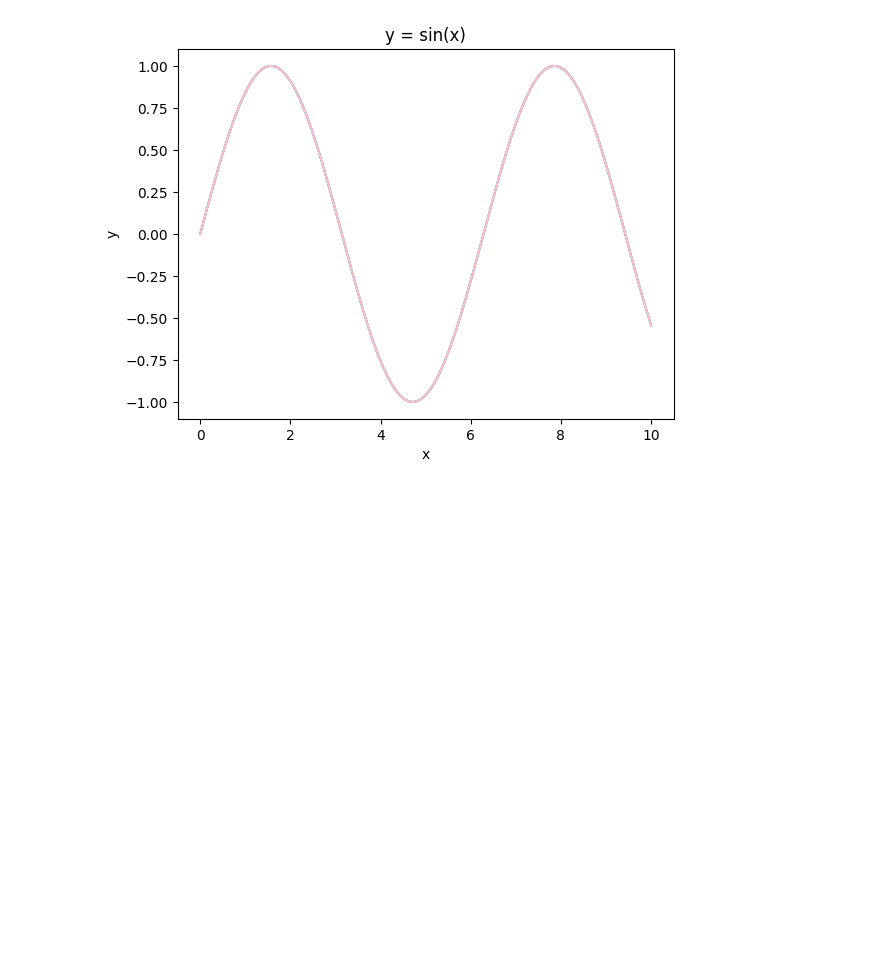
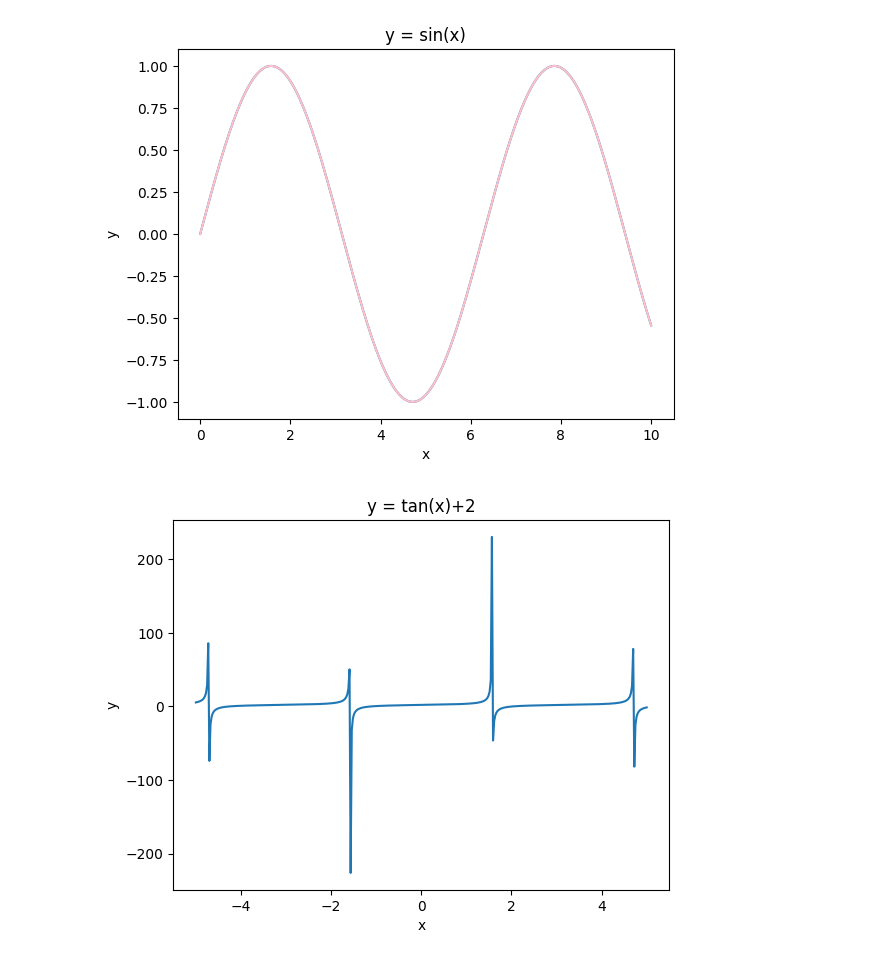
Before and after one commit to JIng-Yu-Huang/generative-AI_hw, a Jupyter notebook: 0218hw.ipynb, the cells around one changed output. Drawn from its saved outputs; the diff is of its cells as text; code cells hidden in the pictures; blank space fills up the shorter version.

```diff
--- a/0218hw.ipynb
+++ b/0218hw.ipynb
@@ -44,3 +44,26 @@ plt.ylabel('y')
 plt.show()
 # %% [output]
 [figure]
+# %%
+# prompt: 畫出f(x) = tan(x)+2
+import numpy as np
+import matplotlib.pyplot as plt
+
+# 建立 x 座標的數值範圍
+x = np.linspace(-5, 5, 400)
+
+# 計算對應的 y 座標值
+y = np.tan(x)+2
+
+# 建立圖形
+plt.plot(x, y)
+
+# 設定圖形的標題和軸標籤
+plt.title('y = tan(x)+2')
+plt.xlabel('x')
+plt.ylabel('y')
+
+# 顯示圖形
+plt.show()
+# %% [output]
+[figure, added]
```
Also changed, not shown: parts of 1 cell of this notebook.
